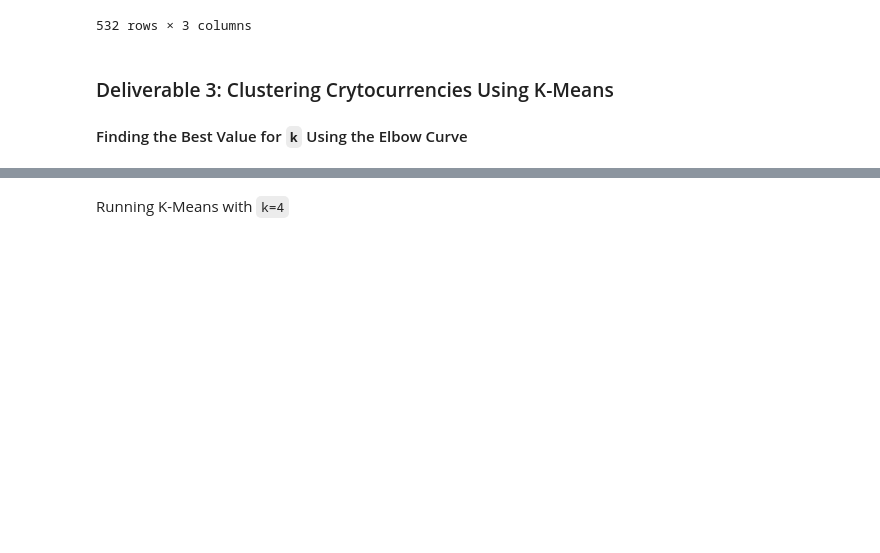
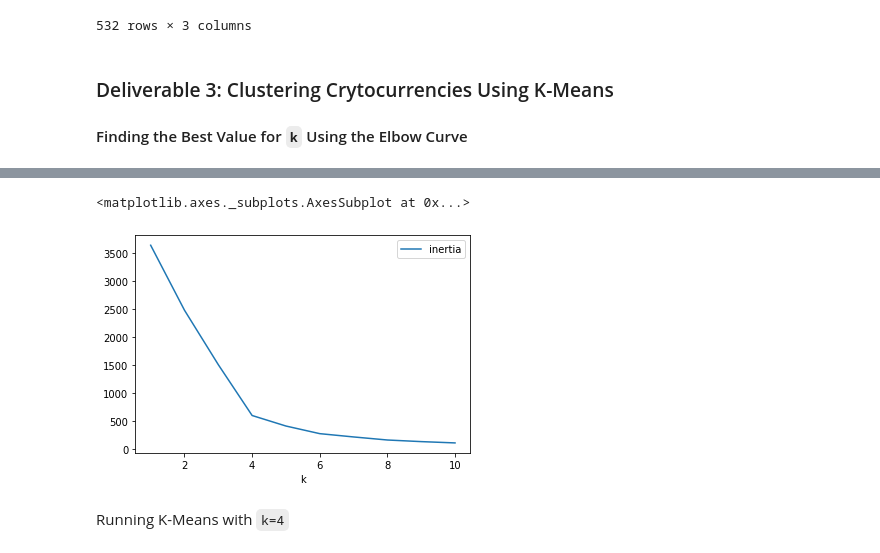
Before and after one commit to sibtainj/Cryptocurrencies, a Jupyter notebook: crypto_clustering_starter_code.ipynb, the cells around one changed output, grey strips where cells are left out. Cells and saved outputs as stored; diff of their text form; code cells hidden in the pictures; blank space fills up the shorter version.

```diff
--- a/crypto_clustering_starter_code.ipynb
+++ b/crypto_clustering_starter_code.ipynb
@@ -289,4 +289,14 @@ pc_df
 # %%
 # Create an elbow curve to find the best value for K.
 # YOUR CODE HERE
+inertia = []
+k=list(range(1,11))
+
+for i in k:
+  km = KMeans(n_clusters=i,random_state=0)
+  km.fit(pc_df)
+  inertia.append(km.inertia_)
+
+elbow_df = pd.DataFrame({"k":k,"inertia":inertia})
+elbow_df.plot(x="k",y="inertia")
 # %% [output]
@@ -294,3 +303,5 @@ pc_df
+<matplotlib.axes._subplots.AxesSubplot at 0x...>
+[figure, added]
 # %% [markdown]
 Running K-Means with `k=4`
 # %%
```
Also changed, not shown: parts of 3 cells of this notebook.
